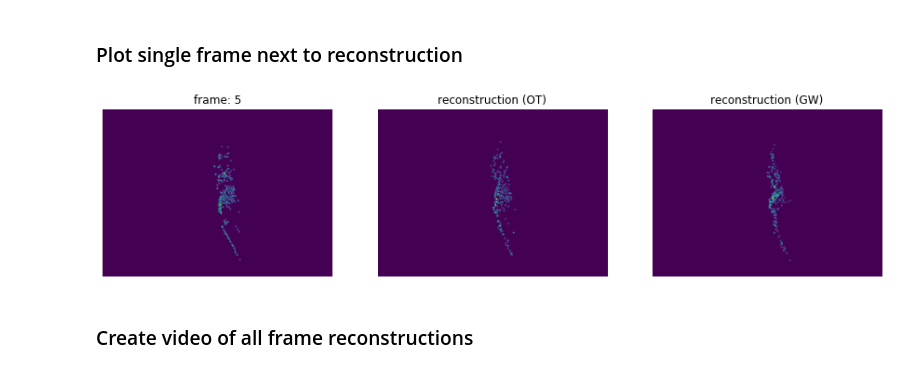
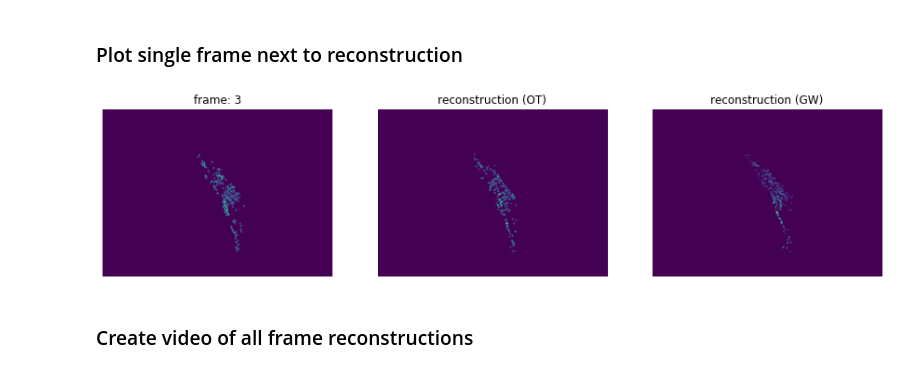
Before and after one commit to evarol/ot_tracking, a Jupyter notebook: python/notebooks/image_registration/multi_frame/04_compare_gw_ot.ipynb, the cells around one changed output. Drawn from its saved outputs; the diff is of its cells as text; code cells hidden in the pictures.

```diff
--- a/python/notebooks/image_registration/multi_frame/04_compare_gw_ot.ipynb
+++ b/python/notebooks/image_registration/multi_frame/04_compare_gw_ot.ipynb
@@ -141,24 +21,21 @@ def gw_registration(pts_1, pts_2, wts_1, wts_2, degree, n_iter):
 # %%
 # Frames to load
 t_start = 0
-n_frames = 50
+n_frames = 5
 t_vals = range(t_start, t_start + n_frames)
 
 # Load frames from dataset
 img_path = '/home/mn2822/Desktop/WormOT/data/zimmer/raw/mCherry_v00065-00115.hdf5'
-with readers.ZimmerReader(img_path) as reader:
+with io.ZimmerReader(img_path) as reader:
     img = [reader.get_frame(t) for t in t_vals]
-    img_shape = img[0].shape
 
 # Load MP components
 mp_path = '/home/mn2822/Desktop/WormOT/data/zimmer/mp_components/mp_0000_0050.mat'
-mp_data = loadmat(mp_path)
-cov = mp_data['cov']
-pts = [mp_data['means'][t, :, :] for t in t_vals]
-wts = [mp_data['weights'][t, :, 0] for t in t_vals]
+with io.MPReader(mp_path) as reader:
+    mps = [reader.get_frame(t) for t in t_vals]
 
 # Reconstruct images from MPs
-mp_img = [imagerep.reconstruct_image(pts[i], [cov], wts[i], img_shape) for i in range(n_frames)]
+mp_img = [imagerep.reconstruct_mp_image(mp) for mp in mps]
 
 # Indices to plot
 k1 = 0
@@ -192,8 +69,8 @@ plt.axis('off');
 # %% [markdown]
 ### Choose registration methods to compare
 # %%
-reg_1 = partial(ot_registration, degree=3, n_iter=50)
-reg_2 = partial(gw_registration, degree=3, n_iter=50)
+reg_1 = partial(imagereg.ot_registration, degree=3, n_iter=50)
+reg_2 = partial(imagereg.gw_registration, degree=3, n_iter=50)
 reg_labels = ['OT', 'GW']
 # %% [markdown]
 ### Register all frames using both methods
@@ -206,8 +83,8 @@ debug_2 = [None] * (n_frames - 1)
 
 for t in range(n_frames - 1):
 
-    models_1[t], debug_1[t] = reg_1(pts[0], pts[t + 1], wts[0], wts[t + 1])
-    models_2[t], debug_2[t] = reg_2(pts[0], pts[t + 1], wts[0], wts[t + 1])
+    models_1[t], debug_1[t] = reg_1(mps[0], mps[t + 1])
+    models_2[t], debug_2[t] = reg_2(mps[0], mps[t + 1])
 # %% [markdown]
 ### Reconstruct frames using mappings learned using both methods
 # %%
@@ -216,34 +93,36 @@ rec_2 = [mp_img[0]] + [None] * (n_frames - 1)
 
 for t in range(1, n_frames):
 
-    pf_pts_1 = models_1[t - 1].predict(pts[0])
-    rec_1[t] = imagerep.reconstruct_image_2(pf_pts_1, wts[0], cov, img_shape)
+    pf_pts_1 = models_1[t - 1].predict(mps[0].pts)
+    pf_mp_1 = imagerep.ImageMP(pf_pts_1, mps[0].wts, mps[0].cov, mps[0].img_shape)
+    rec_1[t] = imagerep.reconstruct_mp_image(pf_mp_1)
 
-    pf_pts_2 = models_2[t - 1].predict(pts[0])
-    rec_2[t] = imagerep.reconstruct_image_2(pf_pts_2, wts[0], cov, img_shape)
+    pf_pts_2 = models_2[t - 1].predict(mps[0].pts)
+    pf_mp_2 = imagerep.ImageMP(pf_pts_2, mps[0].wts, mps[0].cov, mps[0].img_shape)
+    rec_2[t] = imagerep.reconstruct_mp_image(pf_mp_2)
 # %% [markdown]
 ### Plot single frame next to reconstruction
 # %%
-t = 5
+t = 3
 
 plt.figure(figsize=(15, 15))
 
 plt.subplot(131)
 plot_maxproj(mp_img[t])
 plt.title(f'frame: {t}')
 plt.axis('off')
 
 plt.subplot(132)
 plot_maxproj(rec_1[t])
 plt.title(f'reconstruction ({reg_labels[0]})')
 plt.axis('off')
 
 plt.subplot(133)
 plot_maxproj(rec_2[t])
 plt.title(f'reconstruction ({reg_labels[1]})')
 plt.axis('off');
 # %% [output]
-[figure, old version]
+[figure, new version]
 # %% [markdown]
 ### Create video of all frame reconstructions
 # %%
```
Also changed, not shown: parts of 7 cells of this notebook, 32 other files.
